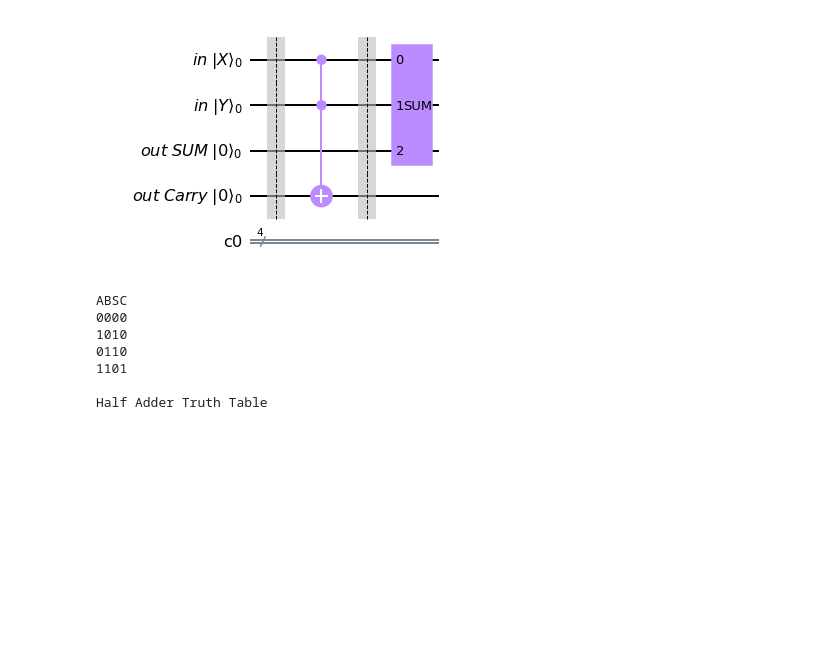
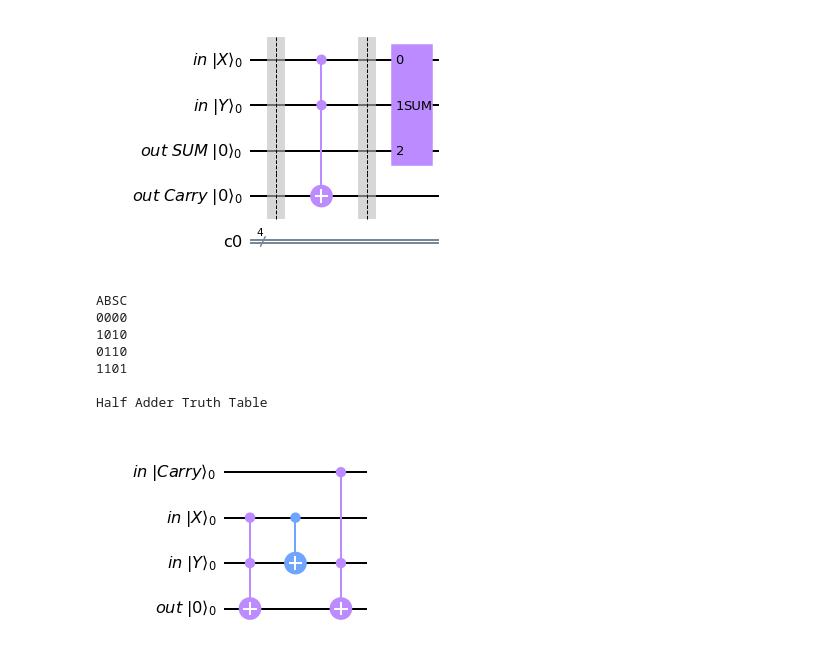
Before and after one commit to JAllsop/Quantum-Full-Adder, a Jupyter notebook: ELEN4022_Lab_2_2021.ipynb, the cells around one changed output. Saved outputs shown, nothing was run; the diff lists cells and outputs as text; code cells hidden in the pictures; blank space fills up the shorter version.

Commit message:
Carry  Subroutine

```diff
--- a/ELEN4022_Lab_2_2021.ipynb
+++ b/ELEN4022_Lab_2_2021.ipynb
@@ -74,3 +74,15 @@ ABSC
 1101
 
 Half Adder Truth Table
+# %%
+cin = QuantumRegister(1, "in |Carry⟩")
+cout = QuantumRegister(1, 'out |0⟩')
+CARRY = QuantumCircuit(cin, X, Y, cout, name='CARRY')
+CARRY.ccx(1, 2, 3)
+CARRY.cx(1, 2)
+CARRY.ccx(0, 2, 3)
+fig = CARRY.draw('mpl', True)
+CARRY = CARRY.to_instruction() #converts circuit to quantum gate compatible with classical bits
+fig
+# %% [output]
+[figure, added]
```
Also changed, not shown: parts of 1 cell of this notebook.
